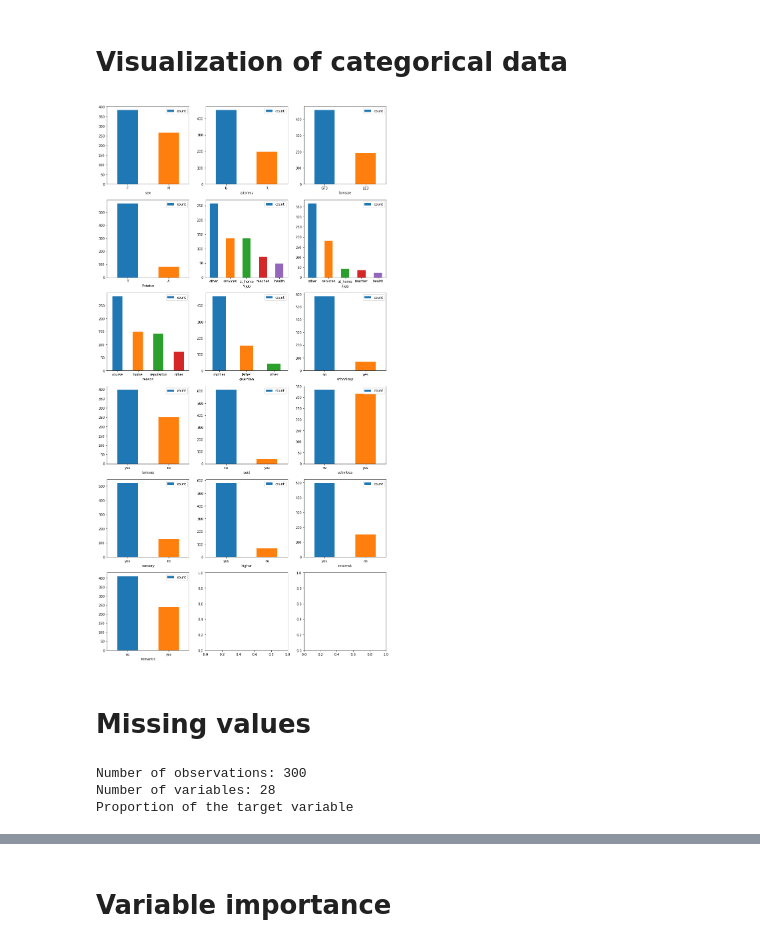
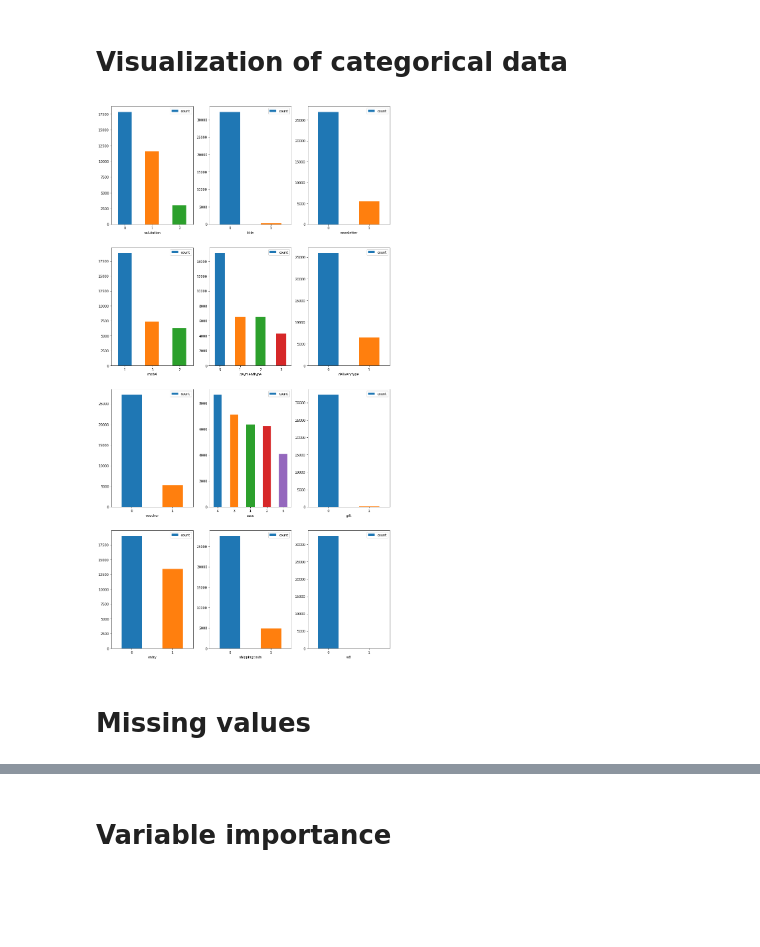
Before and after one commit to Jane-Tran/hong_notebooks, a Jupyter notebook: python/auto_eda.ipynb, the cells around one changed output, grey strips where cells are left out. Saved outputs shown, nothing was run; the diff lists cells and outputs as text; code cells hidden in the pictures; blank space fills up the shorter version.

Commit message:
Add dmc2010 data

```diff
--- a/python/auto_eda.ipynb
+++ b/python/auto_eda.ipynb
@@ -73,7 +73,8 @@ def get_import_summary(str_file_path,
             ls_var_type.append(df[col].dtype)
 
             # calculate distinct value
-            i_dist_val = df[col].value_counts().shape[0]
+            df_val_cnt = df[col].value_counts()
+            i_dist_val = df_val_cnt.shape[0]
             ls_dist_val.append(i_dist_val)
 
             # get numerical stats
@@ -86,9 +87,9 @@ def get_import_summary(str_file_path,
             ls_max.append(df_num_desc.loc["max", col])
 
             # get sample values
-            df_notnull = df[df[col].notnull()]
+            ls_val = df_val_cnt.index.values
             i_num_sample = min([5, i_dist_val])
-            str_sample = str(df_notnull[col][0:i_num_sample].tolist())
+            str_sample = str(ls_val[0:i_num_sample])
             ls_sample.append(str_sample)
 
     df_summary = pd.DataFrame(OrderedDict((
@@ -126,8 +144,11 @@ dict_verify_dtype = {
 # %%
 df, df_summary = get_import_summary(str_file_path,
-                                dict_verify_dtype=dict_verify_dtype,
-                                ls_exclude_var=ls_exclude_var,
-                                na_values=na_values)
+                                    str_sep = str_sep,
+                                    str_decimal = str_decimal,
+                                    b_doublequote = b_doublequote,
+                                    ls_exclude_var = ls_exclude_var,
+                                    dict_verify_dtype = dict_verify_dtype,
+                                    na_values=na_values)
 
 print "Number of observations:", df.shape[0]
 print "Number of variables:", df.shape[1]
@@ -163,7 +179,7 @@ Name: reason, dtype: float64
 # %% [markdown]
 # Visualization of numerical data
 # %%
-ls_num_data = [col for col in df.columns if df[col].dtype != "object"]
+ls_num_data = [col for col in df.columns if df[col].dtype != "object" and col != str_target_var]
 ncols = 3
 nrows = int(math.ceil(len(ls_num_data) * 1.0 / ncols))
 fig, axes = plt.subplots(nrows=nrows, ncols=ncols, figsize=(15, 30))
@@ -172,5 +188,6 @@ fig, axes = plt.subplots(nrows=nrows, ncols=ncols, figsize=(15, 30))
 for idx, var in enumerate(ls_num_data):
     i = idx / ncols
     j = idx % ncols
+    axes[i, j].get_xaxis().get_label().set_visible(False)
     df.boxplot(column=var, by=str_target_var, ax=axes[i, j])
 # %% [output]
@@ -187,13 +204,12 @@ def plot_dens_data(df, col, str_target_var, ls_val_target, ax):
 
 
 # Visualization of numerical data
-ls_num_data = [col for col in df.columns if df[col].dtype != "object"]
+ls_num_data = [col for col in df.columns if df[col].dtype != "object" and col != str_target_var]
 ncols = 3
 nrows = int(math.ceil(len(ls_num_data) * 1.0 / ncols))
 fig, axes = plt.subplots(nrows=nrows, ncols=ncols, figsize=(15, 30))
 
 ls_val_target = df[[str_target_var]].drop_duplicates()[str_target_var].tolist()
-ls_num_data = [col for col in df.columns if df[col].dtype != "object"]
 for idx, var in enumerate(ls_num_data):
     i = idx / ncols
     j = idx % ncols
@@ -205,47 +221,28 @@ for idx, var in enumerate(ls_num_data):
 # %%
 def plot_cat_data(df, col, ax):
     s_count = df[col].value_counts()
     x = s_count.index.tolist()
     y = s_count.values
     df_bar = pd.DataFrame({col: x, "count": y}, columns=[col, "count"])
     df_bar.plot.bar(x=col, y="count", rot=0, ax=ax)
 
-ls_cat_data = [col for col in df.columns if df[col].dtype == "object"]
+ls_cat_data = [col for col in df.columns if df[col].dtype == "object" \
+               and col != str_target_var \
+               and len(df[col].value_counts().index.values) < 20]
 ncols = 3
 nrows = int(math.ceil(len(ls_cat_data) * 1.0 / ncols))
 fig, axes = plt.subplots(nrows=nrows, ncols=ncols, figsize=(15, 30))
 
 # Visualization of categorical data
+# TODO: handle if only 1 cat data
 for idx, var in enumerate(ls_cat_data):
     i = idx / ncols
     j = idx % ncols
     plot_cat_data(df, var, axes[i, j])
 # %% [output]
-[figure, old version]
+[figure, new version]
 # %% [markdown]
 # Missing values
-# %%
-# variable params
-str_target_var = "cp_data"
-
-# read data params
-str_file_path = "data/horse_colic.csv"
-str_sep = ","
-str_decimal = "."
-b_doublequote = True
-na_values = "?"
-
-df, df_summary = get_import_summary(str_file_path,
-                                dict_verify_dtype=dict_verify_dtype,
-                                na_values=na_values)
-
-print "Number of observations:", df.shape[0]
-print "Number of variables:", df.shape[1]
-print "Proportion of the target variable"
-# %% [output]
-Number of observations: 300
-Number of variables: 28
-Proportion of the target variable
 # %%
 ls_var = []
 ls_num_null = []
```
Also changed, not shown: parts of 8 cells of this notebook, 1 other file.
